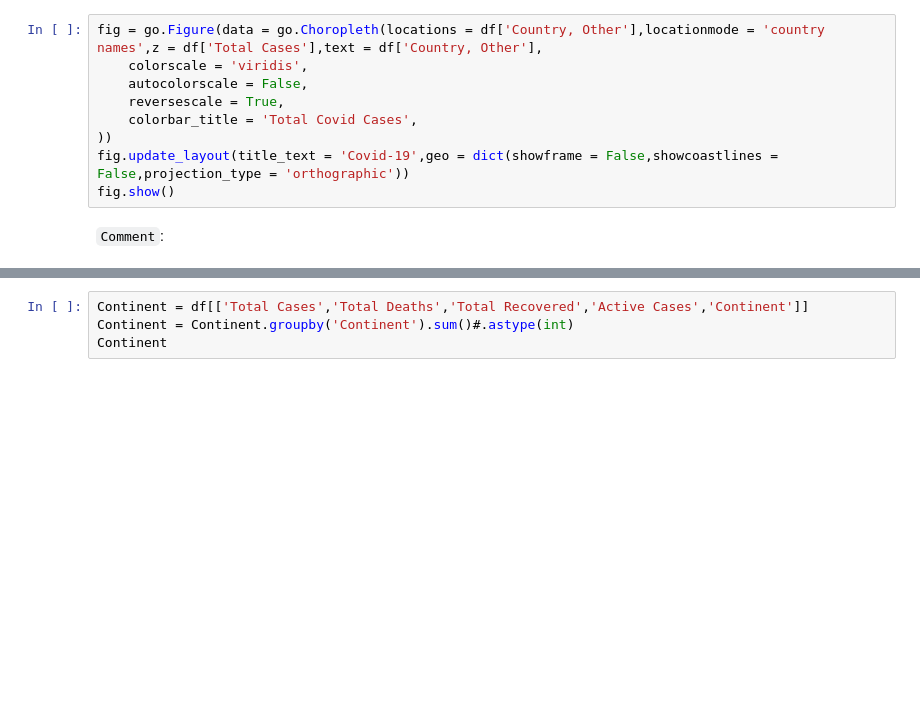
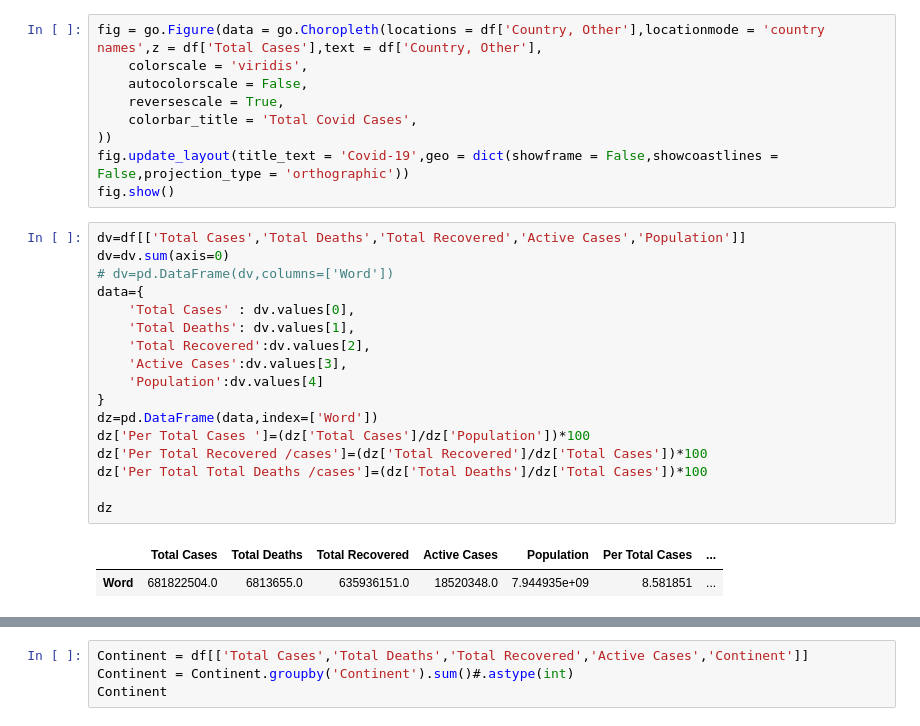
Before and after one commit to TQ-Ba0/Data-Vis, a Jupyter notebook: lab1/Data-Vis.ipynb, the cells around one changed output, grey strips where cells are left out. Cells and saved outputs as stored; diff of their text form; blank space fills up the shorter version.

```diff
--- a/lab1/Data-Vis.ipynb
+++ b/lab1/Data-Vis.ipynb
@@ -74,5 +74,23 @@ fig = go.Figure(data = go.Choropleth(locations = df['Country, Other'],locationmo
 ))
 fig.update_layout(title_text = 'Covid-19',geo = dict(showframe = False,showcoastlines = False,projection_type = 'orthographic'))
 fig.show()
-# %% [markdown]
-`Comment`:
+# %%
+dv=df[['Total Cases','Total Deaths','Total Recovered','Active Cases','Population']]
+dv=dv.sum(axis=0)
+# dv=pd.DataFrame(dv,columns=['Word'])
+data={
+    'Total Cases' : dv.values[0],
+    'Total Deaths': dv.values[1],
+    'Total Recovered':dv.values[2],
+    'Active Cases':dv.values[3],
+    'Population':dv.values[4]
+}
+dz=pd.DataFrame(data,index=['Word'])
+dz['Per Total Cases ']=(dz['Total Cases']/dz['Population'])*100
+dz['Per Total Recovered /cases']=(dz['Total Recovered']/dz['Total Cases'])*100
+dz['Per Total Total Deaths /cases']=(dz['Total Deaths']/dz['Total Cases'])*100
+
+dz
+# %% [output]
+|  | Total Cases | Total Deaths | Total Recovered | Active Cases | Population | Per Total Cases | ... |
+| Word | 681822504.0 | 6813655.0 | 635936151.0 | 18520348.0 | 7.944935e+09 | 8.581851 | ... |
```
Also changed, not shown: parts of 25 cells of this notebook.
